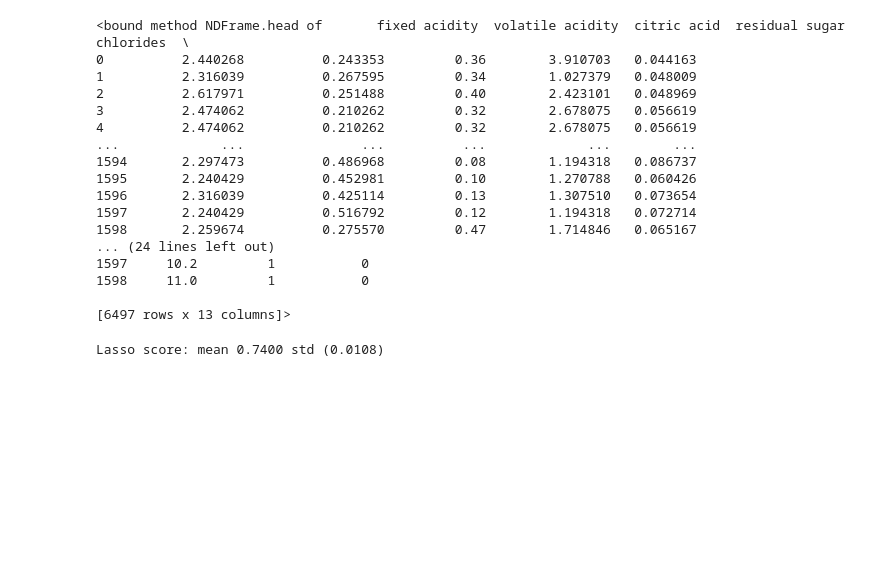
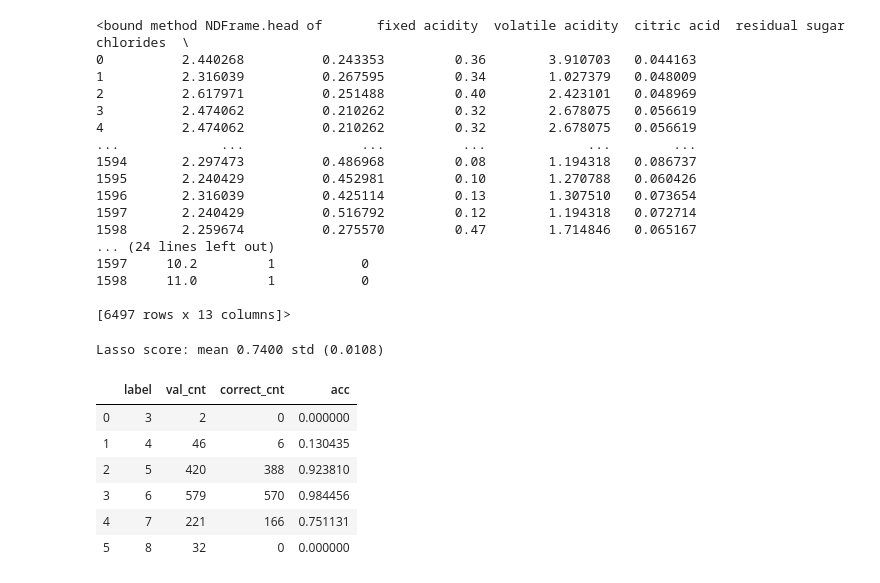
Before and after one commit to nhanph/BMME_480_Pham, a Jupyter notebook: Project/Combine Red+White.ipynb, the cells around one changed output. Drawn from its saved outputs; the diff is of its cells as text; code cells hidden in the pictures; blank space fills up the shorter version.

```diff
--- a/Project/Combine Red+White.ipynb
+++ b/Project/Combine Red+White.ipynb
@@ -286,6 +287,24 @@ dataset_x_withonehot.head
 1598     11.0         1           0
 
 [6497 rows x 13 columns]>
+# %%
+def AccWithTol(model,tol,X,y):
+    y_pred=model.predict(X)
+    accuracy = (numpy.abs(y_pred - y) < tol )
+    np.mean(accuracy)
+    dict={'Label':y_test,'Pred':y_pred,'T/F':accuracy}
+    a=pd.DataFrame(dict)
+    val_cnt = a.Label.value_counts().sort_index()
+    val_cnt = val_cnt.to_numpy()
+    correct_cnt = []
+    acc = []
+    for i in range(3,9):
+        sub_class = a[a.Label==i]
+        correct_cnt.append(np.sum(sub_class['T/F']))
+        acc.append(correct_cnt[-1] / val_cnt[i-3])
+    new_dict = {'label': np.arange(3,9),'val_cnt': val_cnt,'correct_cnt': correct_cnt, 'acc': acc}
+    new_df = pd.DataFrame(new_dict)
+    return new_df
 # %%
 from sklearn.model_selection import train_test_split
 X_train, X_test, y_train, y_test = train_test_split(dataset_x_withonehot, dataset_y, test_size=0.2, random_state=42)
@@ -311,9 +330,18 @@ def rmsle_cv(model):
 # %%
 lasso = make_pipeline(RobustScaler(),Lasso(alpha =0.0005, random_state=1))
 score = rmsle_cv(lasso)
 print("\nLasso score: mean {:.4f} std ({:.4f})\n".format(score.mean(), score.std()))
+lasso.fit(X_train,y_train)
+AccWithTol(lasso,1,X_test,y_test)
 # %% [output]
 Lasso score: mean 0.7400 std (0.0108)
+|  | label | val_cnt | correct_cnt | acc |
+| 0 | 3 | 2 | 0 | 0.000000 |
+| 1 | 4 | 46 | 6 | 0.130435 |
+| 2 | 5 | 420 | 388 | 0.923810 |
+| 3 | 6 | 579 | 570 | 0.984456 |
+| 4 | 7 | 221 | 166 | 0.751131 |
+| 5 | 8 | 32 | 0 | 0.000000 |
 # %%
 ENet = make_pipeline(RobustScaler(), ElasticNet(alpha=0.0005, l1_ratio=.9, random_state=3))
 score = rmsle_cv(ENet)
```
Also changed, not shown: parts of 10 cells of this notebook, 1 other file.
